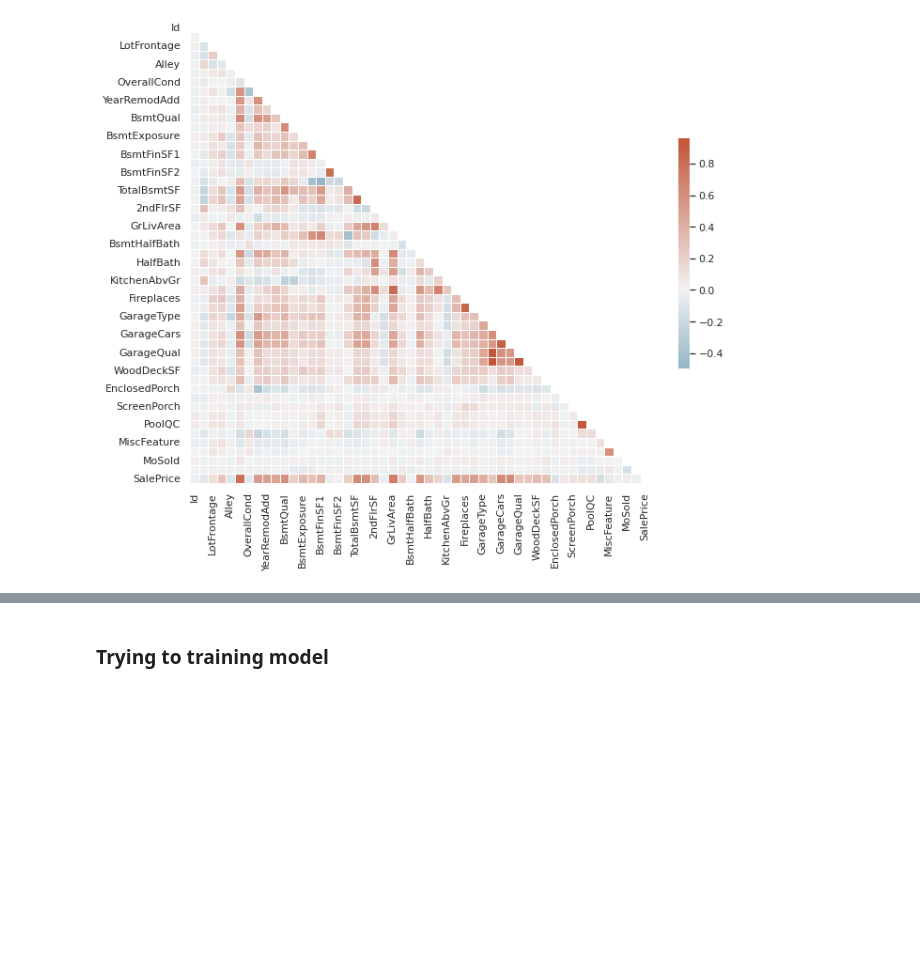
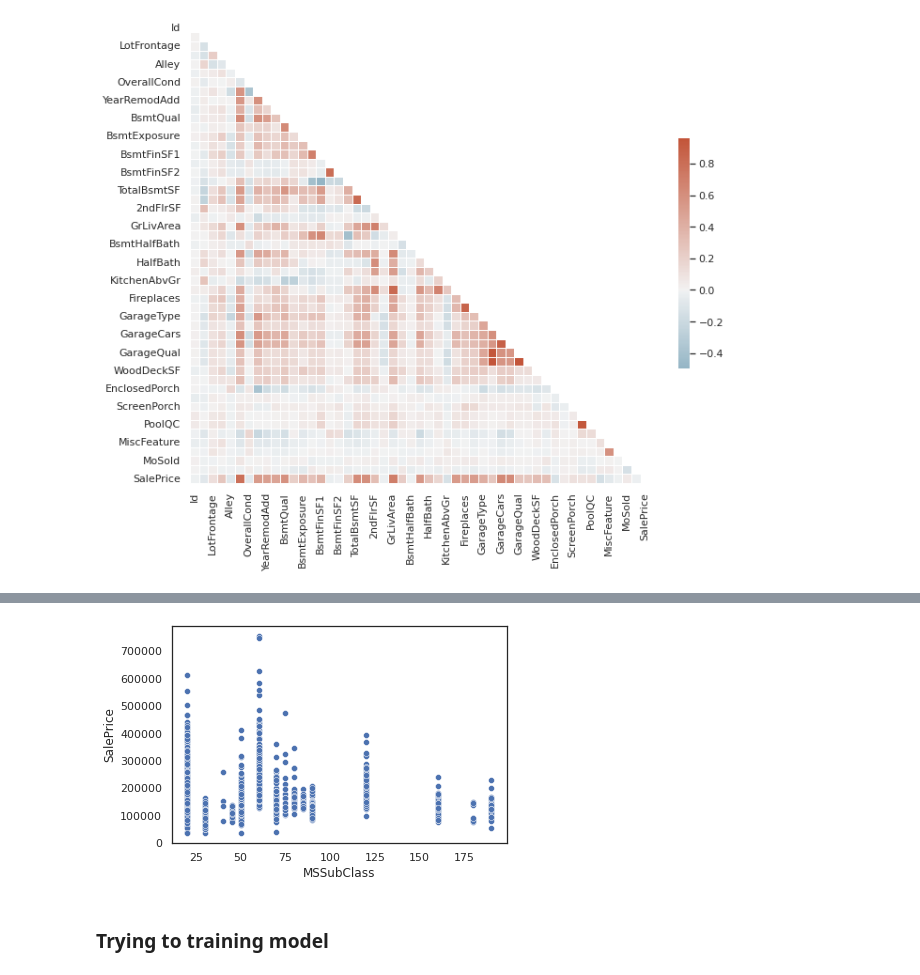
Before and after one commit to wyluilipe/House_price_prediction, a Jupyter notebook: House_price_prediction.ipynb, the cells around one changed output, grey strips where cells are left out. Cells and saved outputs as stored; diff of their text form; code cells hidden in the pictures; blank space fills up the shorter version.

```diff
--- a/House_price_prediction.ipynb
+++ b/House_price_prediction.ipynb
@@ -271,3 +307,7 @@ sns.heatmap(corr, mask=mask, cmap=cmap, center=0,
+# %%
+sns.scatterplot(data=train, x=train.columns[1:-1][0], y='SalePrice')
+# %% [output]
+[figure, added]
 # %% [markdown]
 ### Trying to training model
 # %%
```
Also changed, not shown: parts of 8 cells of this notebook.
